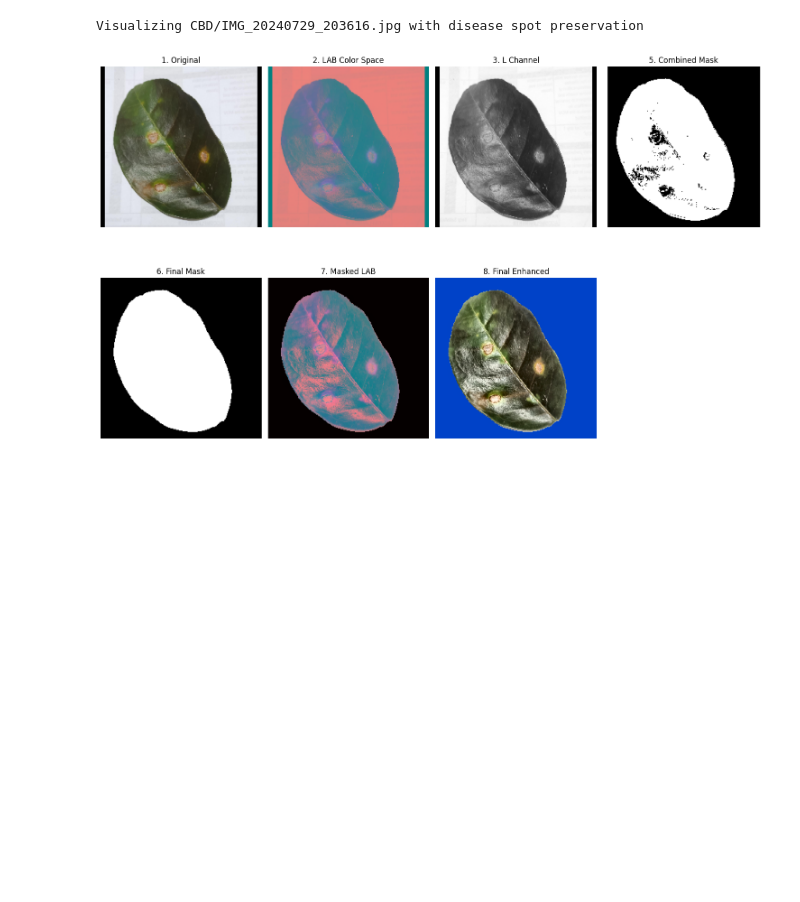
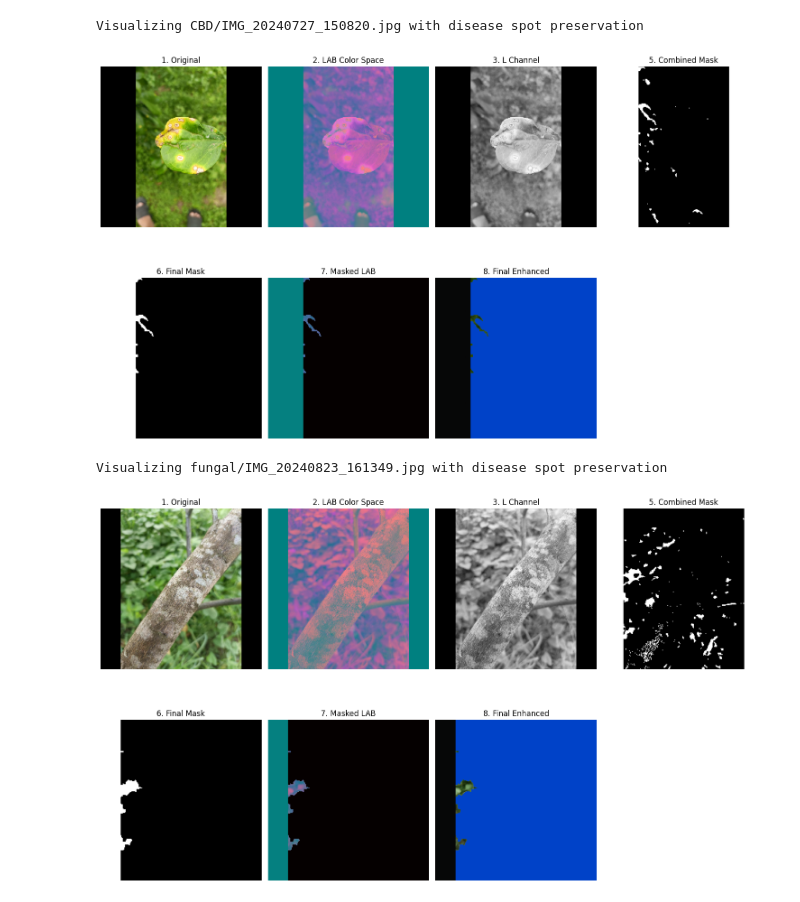
Before and after one commit to kuzamma/K-Model-Architecture-API, a Jupyter notebook: te.ipynb, the cells around one changed output. Saved outputs shown, nothing was run; the diff lists cells and outputs as text; code cells hidden in the pictures; blank space fills up the shorter version.

```diff
--- a/te.ipynb
+++ b/te.ipynb
@@ -110,24 +110,25 @@ def preprocess_leaf_image(image, show_steps=False):
 
     return final
 # %%
-def visualize_random_sample():
-    """Visualize preprocessing with clear disease spot display"""
-    # Pick random class and image
-    selected_class = random.choice(CLASS_NAMES)
-    class_path = os.path.join(BASE_PATH, selected_class)
-    sample_image = random.choice(os.listdir(class_path))
-    image_path = os.path.join(class_path, sample_image)
+def visualize_sample_from_each_class():
+    """Visualize one sample per class with disease spot preprocessing"""
+    for selected_class in CLASS_NAMES:
+        class_path = os.path.join(BASE_PATH, selected_class)
+        sample_image = random.choice(os.listdir(class_path))
+        image_path = os.path.join(class_path, sample_image)
 
-    print(f"\nVisualizing {selected_class}/{sample_image} with disease spot preservation")
+        print(f"\nVisualizing {selected_class}/{sample_image} with disease spot preservation")
 
-    # Load and process
-    img = cv2.imread(image_path)
-    if img is None:
-        raise ValueError(f"Couldn't load {image_path}")
-    img = cv2.cvtColor(img, cv2.COLOR_BGR2RGB)
-    preprocess_leaf_image(img, show_steps=True)
+        img = cv2.imread(image_path)
+        if img is None:
+            raise ValueError(f"Couldn't load {image_path}")
+        img = cv2.cvtColor(img, cv2.COLOR_BGR2RGB)
 
-visualize_random_sample()
+        preprocess_leaf_image(img, show_steps=True)
+
+visualize_sample_from_each_class()
 # %% [output]
-Visualizing CBD/IMG_20240729_203616.jpg with disease spot preservation
+Visualizing CBD/IMG_20240727_150820.jpg with disease spot preservation
-[figure, old version]
+[figure, new version]
+Visualizing fungal/IMG_20240823_161349.jpg with disease spot preservation
+[figure, added]
```
Also changed, not shown: 2 other files.
